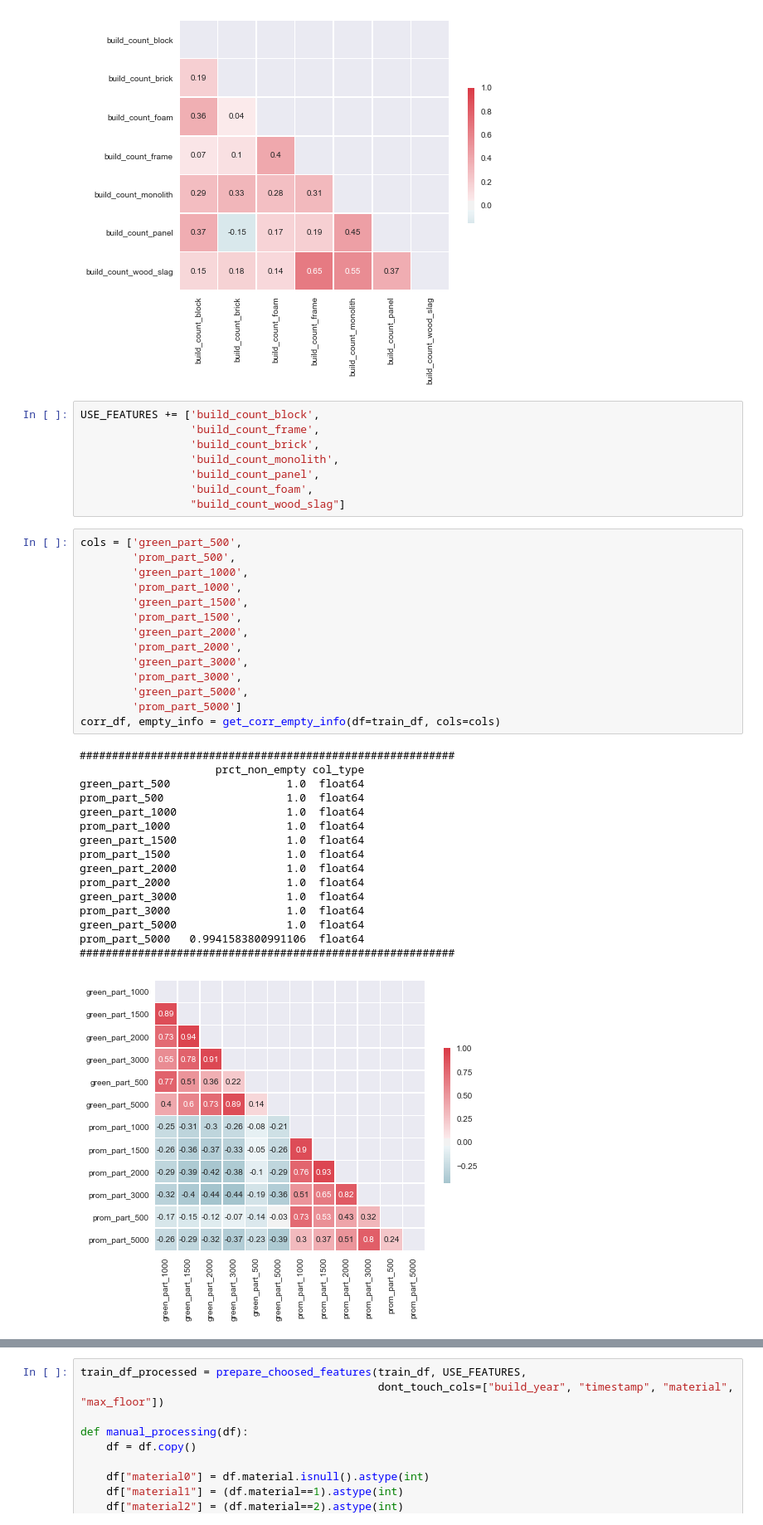
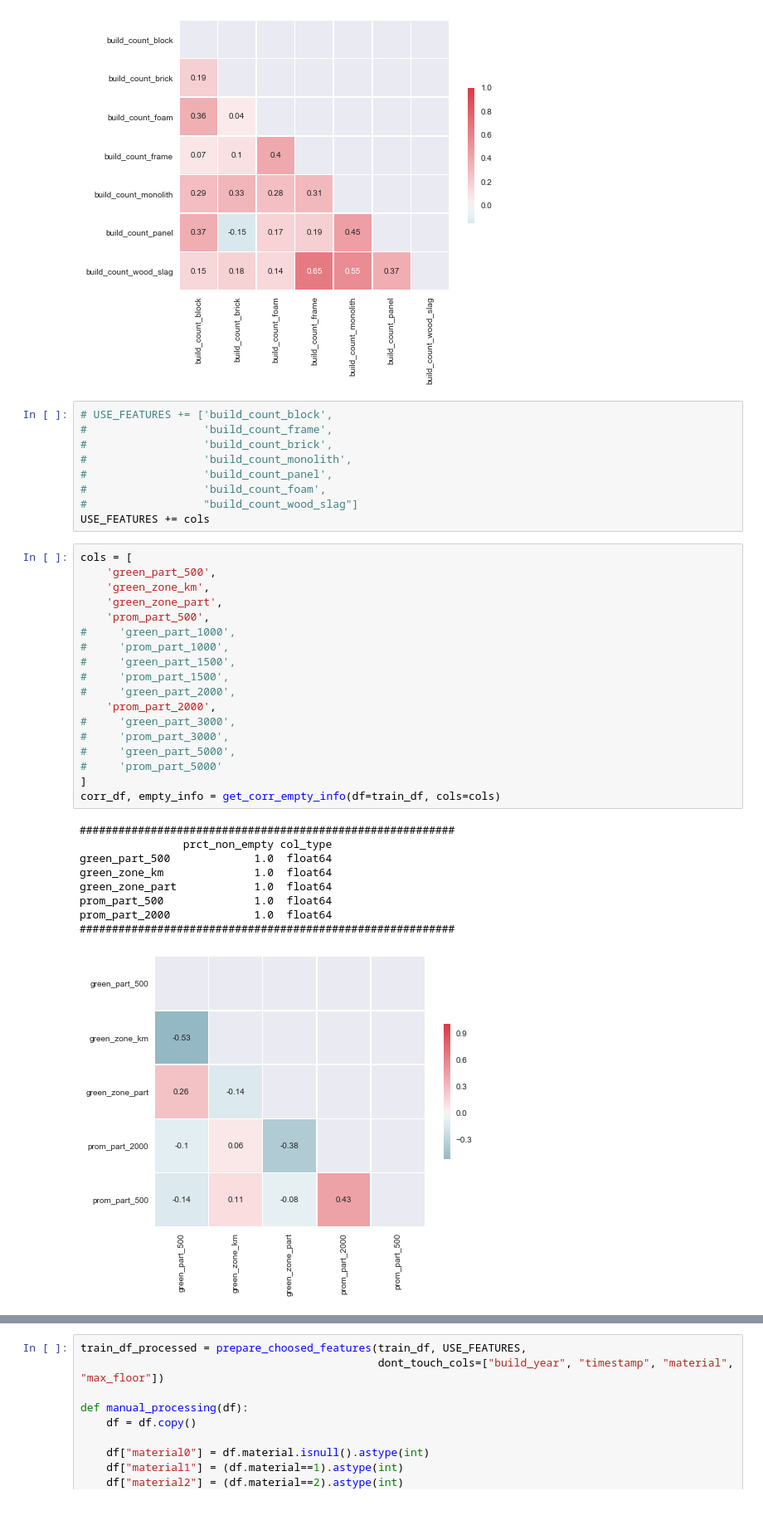
Before and after one commit to AndrewSukhobok95/HousePriceAnalysis_with_shap, a Jupyter notebook: xgbPred.ipynb, the cells around one changed output, grey strips where cells are left out. Shown at 83% size. Drawn from its saved outputs; the diff is of its cells as text.

```diff
--- a/xgbPred.ipynb
+++ b/xgbPred.ipynb
@@ -169,41 +136,39 @@ build_count_wood_slag  0.8362049161497818  float64
 ##########################################################
 [figure]
 # %%
-USE_FEATURES += ['build_count_block',
-                 'build_count_frame',
-                 'build_count_brick',
-                 'build_count_monolith',
-                 'build_count_panel',
-                 'build_count_foam',
-                 "build_count_wood_slag"]
+# USE_FEATURES += ['build_count_block',
+#                  'build_count_frame',
+#                  'build_count_brick',
+#                  'build_count_monolith',
+#                  'build_count_panel',
+#                  'build_count_foam',
+#                  "build_count_wood_slag"]
+USE_FEATURES += cols
 # %%
-cols = ['green_part_500',
-        'prom_part_500',
-        'green_part_1000',
-        'prom_part_1000',
-        'green_part_1500',
-        'prom_part_1500',
-        'green_part_2000',
-        'prom_part_2000',
-        'green_part_3000',
-        'prom_part_3000',
-        'green_part_5000',
-        'prom_part_5000']
+cols = [
+    'green_part_500',
+    'green_zone_km',
+    'green_zone_part',
+    'prom_part_500',
+#     'green_part_1000',
+#     'prom_part_1000',
+#     'green_part_1500',
+#     'prom_part_1500',
+#     'green_part_2000',
+    'prom_part_2000',
+#     'green_part_3000',
+#     'prom_part_3000',
+#     'green_part_5000',
+#     'prom_part_5000'
+]
 corr_df, empty_info = get_corr_empty_info(df=train_df, cols=cols)
 # %% [output]
 ##########################################################
-                     prct_non_empty col_type
-green_part_500                  1.0  float64
-prom_part_500                   1.0  float64
-green_part_1000                 1.0  float64
-prom_part_1000                  1.0  float64
-green_part_1500                 1.0  float64
-prom_part_1500                  1.0  float64
-green_part_2000                 1.0  float64
-prom_part_2000                  1.0  float64
-green_part_3000                 1.0  float64
-prom_part_3000                  1.0  float64
-green_part_5000                 1.0  float64
-prom_part_5000   0.9941583800991106  float64
+                prct_non_empty col_type
+green_part_500             1.0  float64
+green_zone_km              1.0  float64
+green_zone_part            1.0  float64
+prom_part_500              1.0  float64
+prom_part_2000             1.0  float64
 ##########################################################
-[figure, old version]
+[figure, new version]
```
Also changed, not shown: parts of 12 cells of this notebook.
